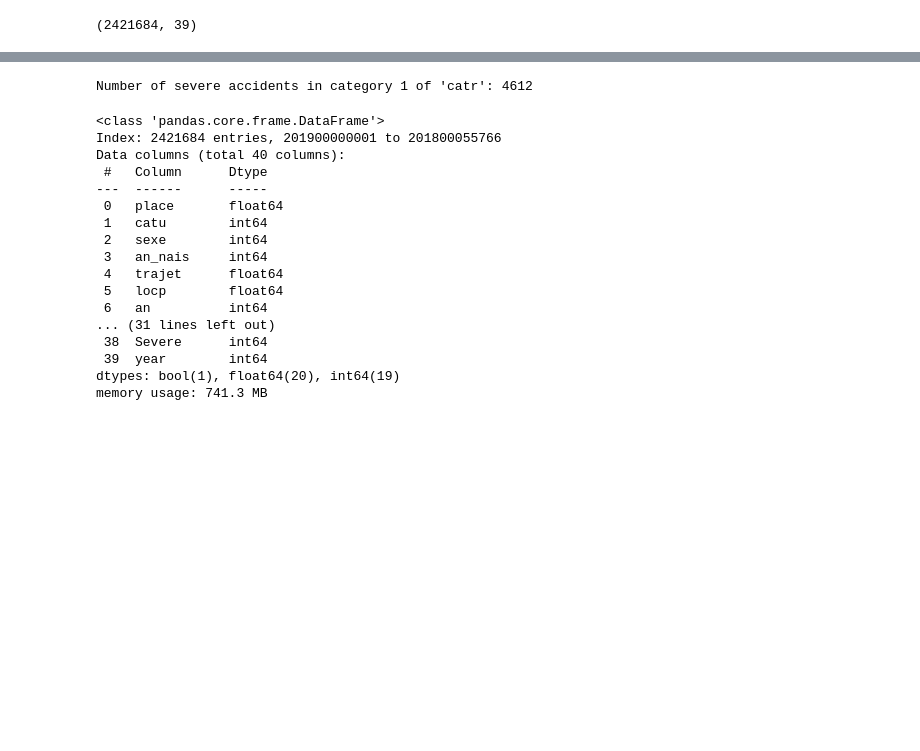
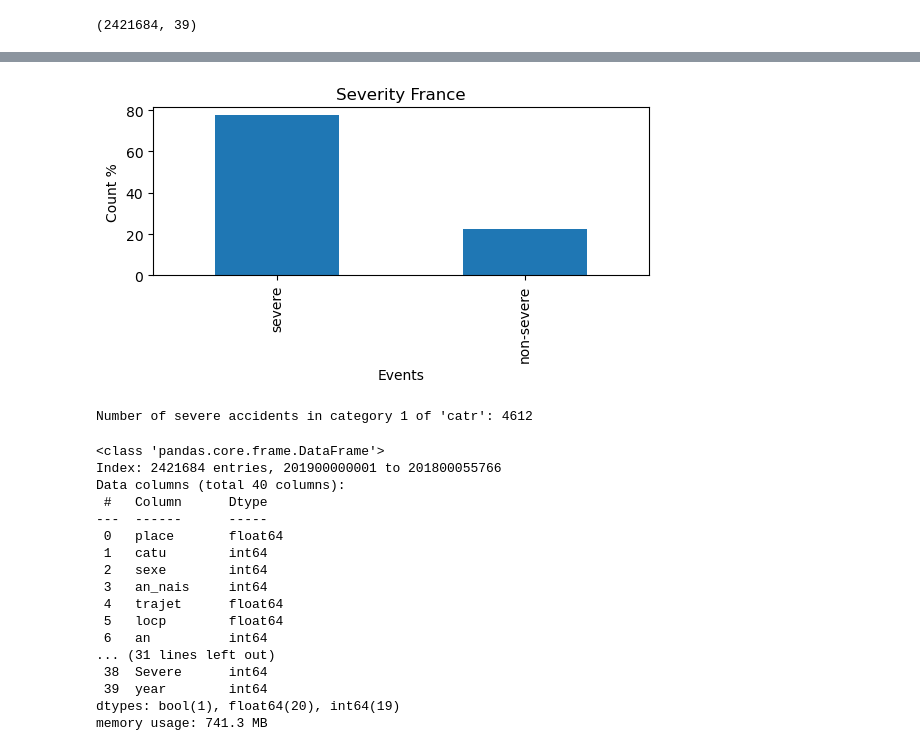
Before and after one commit to tiagoru/Road_accidents_france, a Jupyter notebook: Final_Notebook_4a_Decision_Tree.ipynb, the cells around one changed output, grey strips where cells are left out. Cells and saved outputs as stored; diff of their text form; code cells hidden in the pictures; blank space fills up the shorter version.

Commit message:
Update Final_Notebook_4a_Decision_Tree.ipynb
updated the figure test

```diff
--- a/Final_Notebook_4a_Decision_Tree.ipynb
+++ b/Final_Notebook_4a_Decision_Tree.ipynb
@@ -80,6 +80,27 @@ import numpy as np
 # create a new variable for the severity ['Grav'] of accidents ( Sereve, non-severe) as a possible target variable
 #### zero = non severe and one equal to severe
 df['Severe'] = np.where(df['grav'].isin([1, 2]), 0, 1)
+
+### this should be the righ one  to run
+df['Severe'] = np.where(df['grav'].isin([0, 1]), 0, 1)
+# %%
+# test with target vaibale is balanced
+import matplotlib.pyplot as plt
+# exploring severe cases in %
+event_counts = df['Severe'].value_counts()
+event_percentages = (event_counts / event_counts.sum()) * 100
+plt.subplot(2,1,1)
+event_percentages.plot.bar()
+labels = ['severe','non-severe']
+# Add labels and title to the plot
+plt.xticks(range(len(event_percentages)), labels)
+plt.xlabel('Events')
+plt.ylabel('Count %')
+plt.title('Severity France')
+# Display the plot
+plt.show()
+# %% [output]
+[figure, added]
 # %%
 severe_accidents_catr_1 = df[df['catr'] == 1]['grav'].value_counts().get(1, 0)
 print("Number of severe accidents in category 1 of 'catr':", severe_accidents_catr_1)
```
Also changed, not shown: parts of 2 cells of this notebook.
